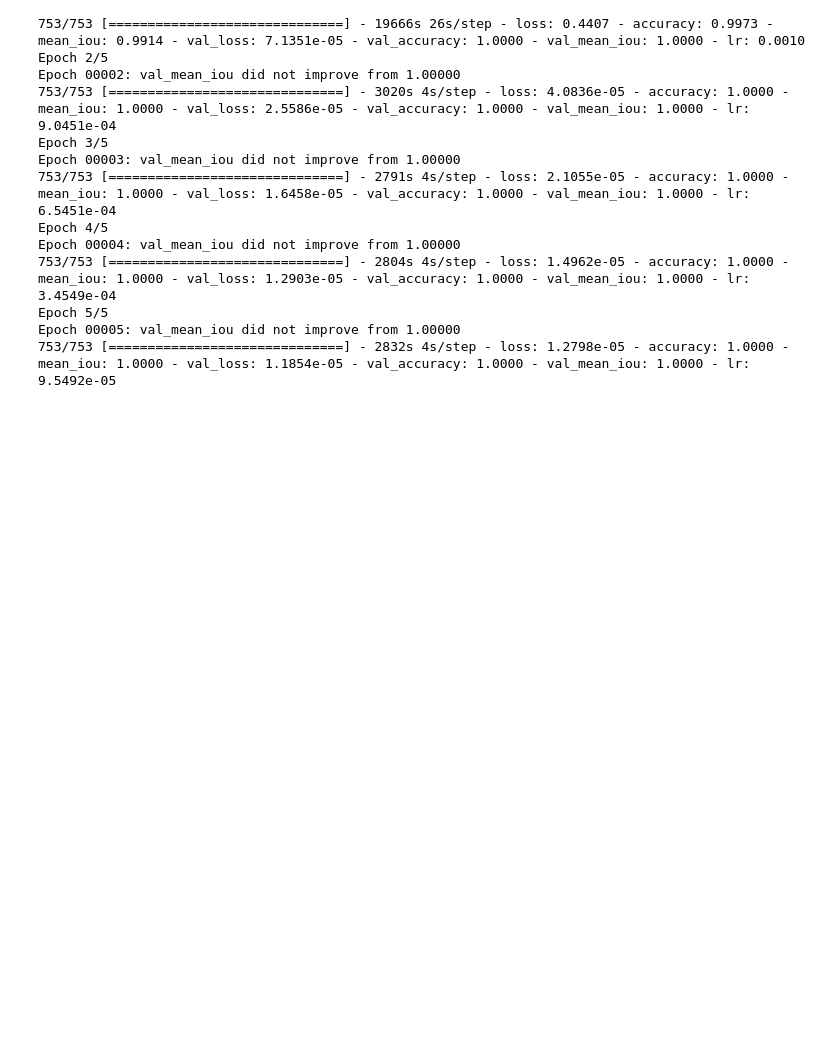
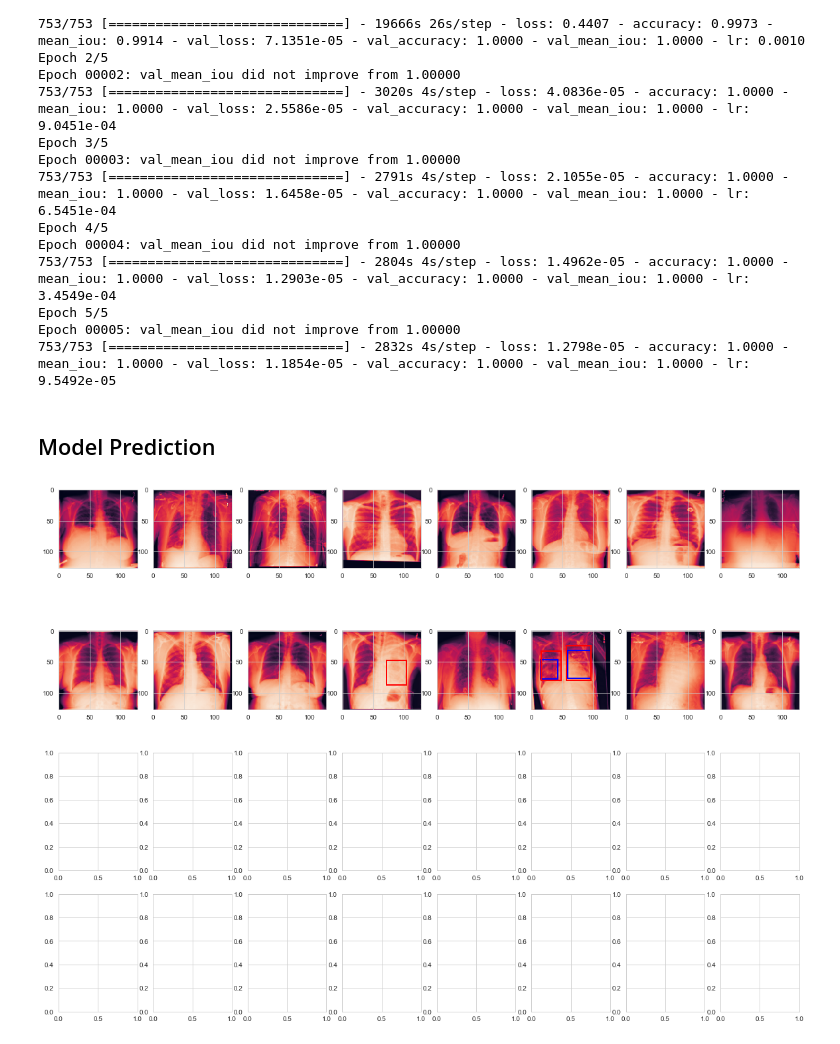
Before and after one commit to RiseAboveAll/RSNA_Pneumonia, a Jupyter notebook: Interim_File_Final_Renamed_Version.ipynb, the cells around one changed output. Saved outputs shown, nothing was run; the diff lists cells and outputs as text; code cells hidden in the pictures; blank space fills up the shorter version.

```diff
--- a/Interim_File_Final_Renamed_Version.ipynb
+++ b/Interim_File_Final_Renamed_Version.ipynb
@@ -1879,3 +1879,49 @@ Epoch 00004: val_mean_iou did not improve from 1.00000
 Epoch 5/5
 Epoch 00005: val_mean_iou did not improve from 1.00000
 753/753 [==============================] - 2832s 4s/step - loss: 1.2798e-05 - accuracy: 1.0000 - mean_iou: 1.0000 - val_loss: 1.1854e-05 - val_accuracy: 1.0000 - val_mean_iou: 1.0000 - lr: 9.5492e-05
+# %% [markdown]
+## Model Prediction
+# %%
+
+
+for imgs, msks in valid_gen:
+    # predict batch of images
+    preds = model.predict(imgs)
+    # create figure
+    f, axarr = plt.subplots(4, 8, figsize=(20,15))
+    axarr = axarr.ravel()
+    axidx = 0
+    # loop through batch
+    for img, msk, pred in zip(imgs, msks, preds):
+        # plot image
+        axarr[axidx].imshow(img[:, :, 0])
+        # threshold true mask
+        comp = msk[:, :, 0] > 0.5
+        # apply connected components
+        comp = measure.label(comp)
+        # apply bounding boxes
+        predictionString = ''
+        for region in measure.regionprops(comp):
+            # retrieve x, y, height and width
+            y, x, y2, x2 = region.bbox
+            height = y2 - y
+            width = x2 - x
+            axarr[axidx].add_patch(patches.Rectangle((x,y),width,height,linewidth=2,edgecolor='b',facecolor='none'))
+        # threshold predicted mask
+        comp = pred[:, :, 0] > 0.5
+        # apply connected components
+        comp = measure.label(comp)
+        # apply bounding boxes
+        predictionString = ''
+        for region in measure.regionprops(comp):
+            # retrieve x, y, height and width
+            y, x, y2, x2 = region.bbox
+            height = y2 - y
+            width = x2 - x
+            axarr[axidx].add_patch(patches.Rectangle((x,y),width,height,linewidth=2,edgecolor='r',facecolor='none'))
+        axidx += 1
+    plt.show()
+    # only plot one batch
+    break
+# %% [output]
+[figure, added]
```
